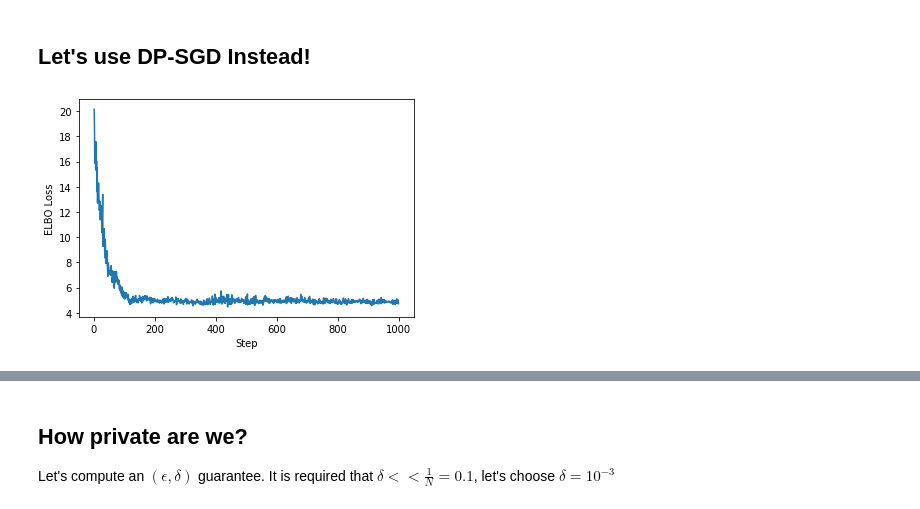
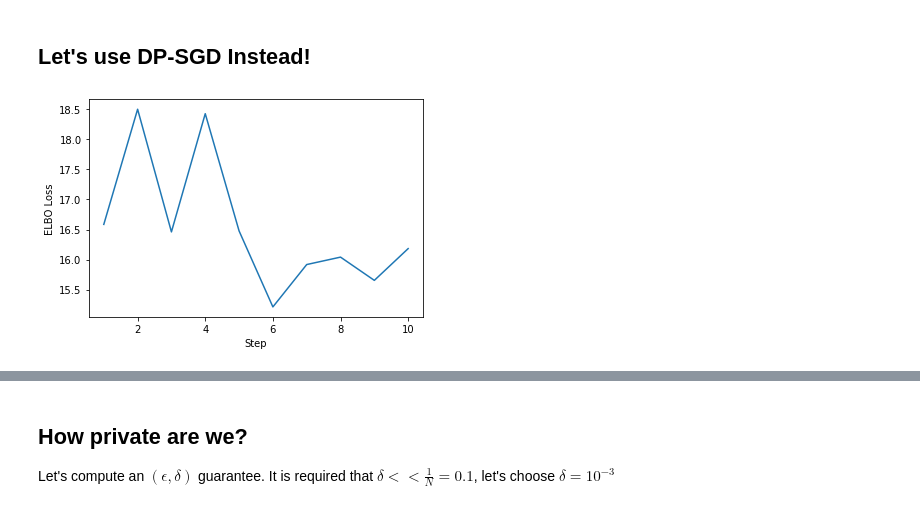
Before and after one commit to MrinankSharma/DP-PVI, a Jupyter notebook: notebooks/DP Logistic Regression Example.ipynb, the cells around one changed output, grey strips where cells are left out. Cells and saved outputs as stored; diff of their text form; code cells hidden in the pictures.

```diff
--- a/notebooks/DP Logistic Regression Example.ipynb
+++ b/notebooks/DP Logistic Regression Example.ipynb
@@ -106,7 +106,7 @@ ledger = PrivacyLedger(data_x.shape[0], 1)
 hyperparameters = {
     "n_in": 2,
     "N_samples": 100,
-    "N_steps": 1000,
+    "N_steps": 10,
     "base_optimizer_class": optim.SGD,
     "base_optimizer_parameters": {'lr': 0.01},
     "wrapped_optimizer_class": DPGaussianOptimizer,
@@ -121,6 +121,7 @@ hyperparameters = {
 logRegressionModel = MeanFieldMultiDimensionalLogisticRegression(current_params, hyperparameters)
 # %%
 opt_params = logRegressionModel.fit(data, t, prior_params, hyperparameters)
-plot_training(logRegressionModel._training_curve)
+opt_params = logRegressionModel.fit(data, t, prior_params, hyperparameters)
+plot_training(logRegressionModel._training_curves[0])
 # %% [output]
-[figure, old version]
+[figure, new version]
```
Also changed, not shown: parts of 10 cells of this notebook, 4 other files.
